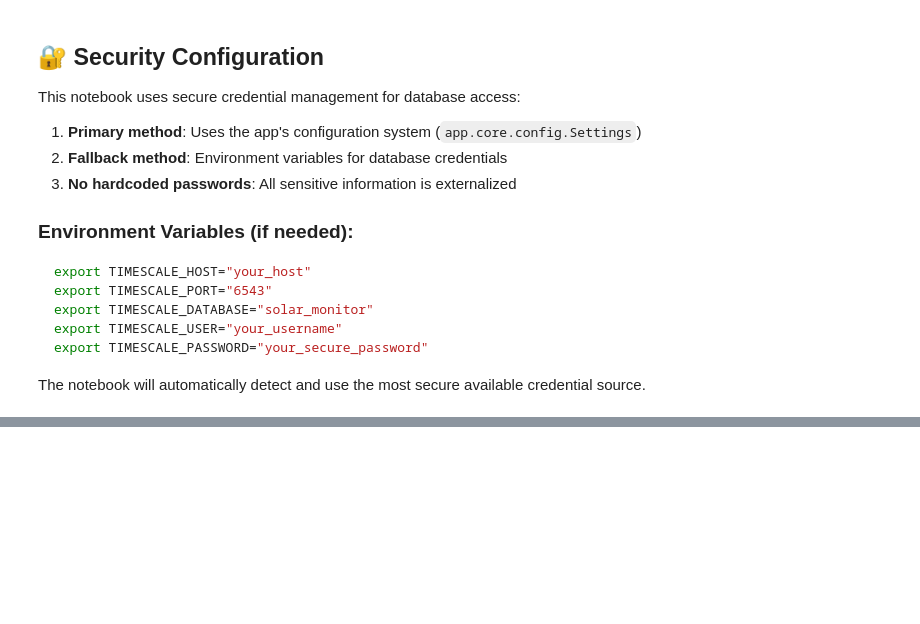
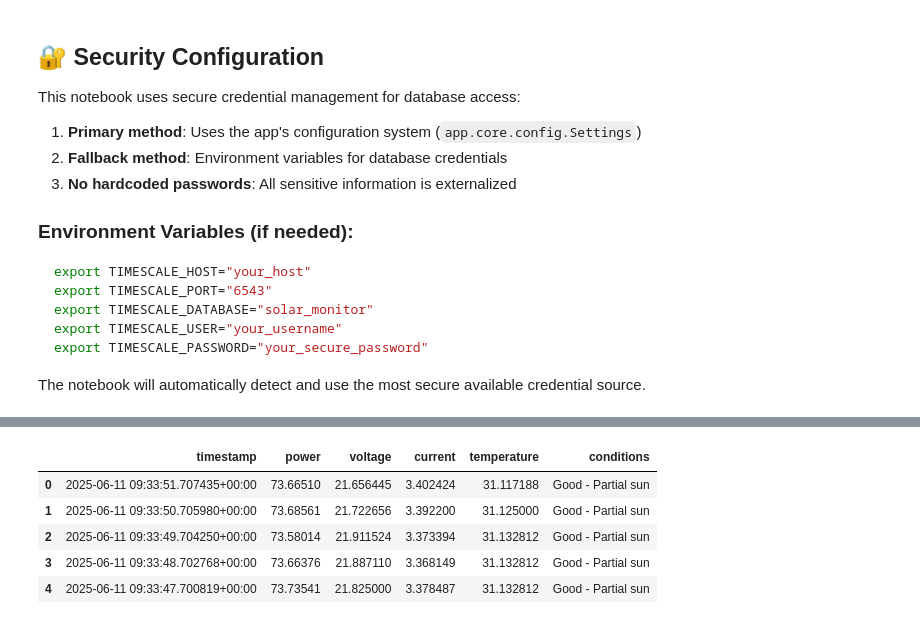
Before and after one commit to Julian-Elliott/solar-monitor, a Jupyter notebook: solar_readings_visualization.ipynb, the cells around one changed output, grey strips where cells are left out. Drawn from its saved outputs; the diff is of its cells as text; code cells hidden in the pictures; blank space fills up the shorter version.

```diff
--- a/solar_readings_visualization.ipynb
+++ b/solar_readings_visualization.ipynb
@@ -481,0 +561,78 @@ LINE 11:         WHERE timestamp >= NOW() - INTERVAL 0.16666666666666...
+# %%
+# 🔄 Live Data Monitoring
+# Run this cell to get the latest readings and check monitoring status
+
+def get_latest_readings(limit=10):
+    """Get the most recent readings from the database"""
+    db_config = get_database_config()
+    if not db_config:
+        return None
+
+    try:
+        engine = create_engine(
+            f"postgresql://{db_config['user']}:{db_config['password']}@{db_config['host']}:{db_config['port']}/{db_config['database']}"
+        )
+
+        query = text("""
+        SELECT
+            time as timestamp,
+            panel_id,
+            voltage,
+            current,
+            power,
+            temperature,
+            conditions
+        FROM ps100_readings
+        ORDER BY time DESC
+        LIMIT :limit
+        """)
+
+        df_latest = pd.read_sql_query(query, engine, params={'limit': limit})
+        df_latest['timestamp'] = pd.to_datetime(df_latest['timestamp'])
+
+        return df_latest
+
+    except Exception as e:
+        print(f"❌ Error getting latest readings: {e}")
+        return None
+
+# Get current status
+print("🔄 Getting latest solar panel data...")
+current_df = get_latest_readings(10)
+
+if current_df is not None and len(current_df) > 0:
+    latest = current_df.iloc[0]
+
+    print("=" * 60)
+    print(f"📊 CURRENT SOLAR PANEL STATUS")
+    print("=" * 60)
+    print(f"🕐 Last Reading: {latest['timestamp']}")
+    print(f"🏷️  Panel ID: {latest['panel_id']}")
+    print(f"⚡ Power: {latest['power']:.1f}W")
+    print(f"🔋 Voltage: {latest['voltage']:.1f}V")
+    print(f"🔌 Current: {latest['current']:.2f}A")
+    print(f"🌡️  Temperature: {latest['temperature']:.1f}°C")
+    print(f"☀️  Conditions: {latest['conditions']}")
+
+    # Check how recent the data is
+    latest_time = pd.to_datetime(latest['timestamp'])
+    now = datetime.now(timezone.utc)
+    age_seconds = (now - latest_time.tz_convert('UTC')).total_seconds()
+
+    if age_seconds < 10:
+        print(f"✅ Data is LIVE (updated {age_seconds:.0f} seconds ago)")
+    elif age_seconds < 60:
+        print(f"⚠️  Data is {age_seconds:.0f} seconds old")
+    else:
+        print(f"❌ Data is {age_seconds/60:.1f} minutes old - check if monitoring is running")
+
+    print("=" * 60)
+
+    # Show last 5 readings
+    print("\\n📈 Last 5 readings:")
+    display(current_df[['timestamp', 'power', 'voltage', 'current', 'temperature', 'conditions']].head())
+
+else:
+    print("❌ No current data available")
+    print("💡 Make sure ps100_monitor.py is running to collect data")
+# %% [output]
@@ -481,0 +654,6 @@ LINE 11:         WHERE timestamp >= NOW() - INTERVAL 0.16666666666666...
+|  | timestamp | power | voltage | current | temperature | conditions |
+| 0 | 2025-06-11 09:33:51.707435+00:00 | 73.66510 | 21.656445 | 3.402424 | 31.117188 | Good - Partial sun |
+| 1 | 2025-06-11 09:33:50.705980+00:00 | 73.68561 | 21.722656 | 3.392200 | 31.125000 | Good - Partial sun |
+| 2 | 2025-06-11 09:33:49.704250+00:00 | 73.58014 | 21.911524 | 3.373394 | 31.132812 | Good - Partial sun |
+| 3 | 2025-06-11 09:33:48.702768+00:00 | 73.66376 | 21.887110 | 3.368149 | 31.132812 | Good - Partial sun |
+| 4 | 2025-06-11 09:33:47.700819+00:00 | 73.73541 | 21.825000 | 3.378487 | 31.132812 | Good - Partial sun |
```
Also changed, not shown: parts of 9 cells of this notebook, 4 other files.
